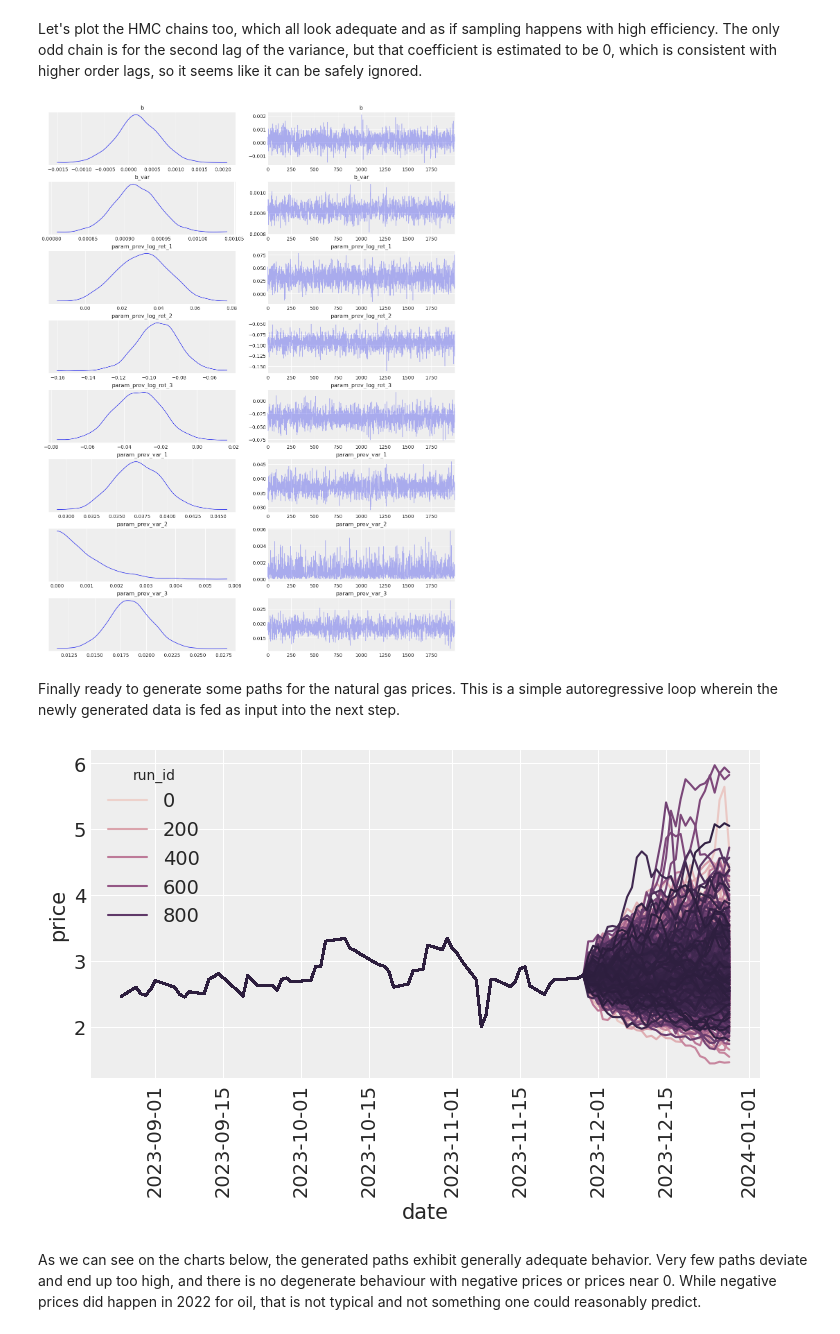
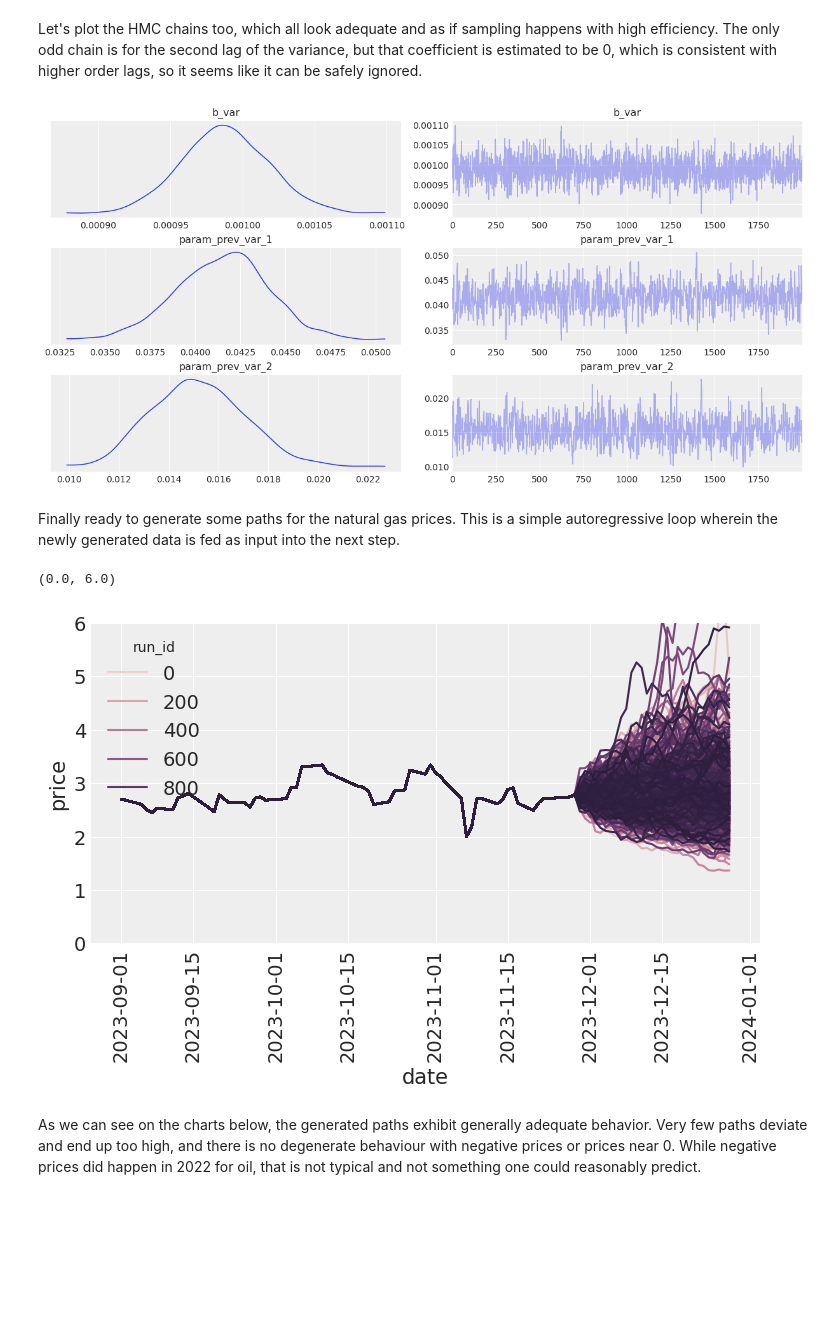
Before and after one commit to sofeikov/bayesianfin, a Jupyter notebook: nbs/01_garch_like_modelling.ipynb, the cells around one changed output. Cells and saved outputs as stored; diff of their text form; code cells hidden in the pictures; blank space fills up the shorter version.

```diff
--- a/nbs/01_garch_like_modelling.ipynb
+++ b/nbs/01_garch_like_modelling.ipynb
@@ -66,8 +67,9 @@ feature_engineer = FeatureEngineer(
     transforms=[
         LogReturn(source_field="ret", feature_name="log_ret"),
         Variance(source_field="price", feature_name="var"),
+        LogReturn(source_field="var", feature_name="log_var"),
     ],
-    n_shifts=3,
+    n_shifts=2,
 )
 df_with_features = feature_engineer.create_features(source_df)
 df_with_features.head()
@@ -138,15 +141,9 @@ past_values_train, past_values_test = (
 def garch_like_model(
     present_value: npt.NDArray, past_values: dict[str, npt.NDArray]
 ) -> None:
-    b = numpyro.sample("b", dist.Normal(0, 0.2))
-    b_var = numpyro.sample("b_var", dist.Exponential(10))  # So it is positive
+    b_var = numpyro.sample("b_var", dist.Normal(0.0, 0.3))  # So it is positive
 
     coeffs = {}
-    for col, s in feature_engineer.get_iterator("log_ret"):
-        param_name = feature_engineer.get_shift_pattern(col, s)
-        coeffs[param_name] = numpyro.sample(
-            f"param_{param_name}", dist.Normal(0.0, 0.1)
-        )
 
     for col, s in feature_engineer.get_iterator("var"):
         param_name = feature_engineer.get_shift_pattern(col, s)
@@ -156,17 +153,14 @@ def garch_like_model(
     len_observations = len(present_value) if present_value is not None else 1
 
     with numpyro.plate("data", len_observations):
-        mu = b
-        for col, s in feature_engineer.get_iterator("log_ret"):
-            param_name = feature_engineer.get_shift_pattern(col, s)
-            mu += coeffs[param_name] * past_values[param_name]
-
         mu_var = b_var
         for col, s in feature_engineer.get_iterator("var"):
             param_name = feature_engineer.get_shift_pattern(col, s)
             mu_var += coeffs[param_name] * past_values[param_name]
         # Condition on observed values if provided
-        numpyro.sample("log_ret", dist.Normal(mu, jnp.sqrt(mu_var)), obs=present_value)
+        numpyro.sample(
+            "log_ret", dist.Normal(0, jnp.sqrt(mu_var) + 0.0001), obs=present_value
+        )
 # %% [markdown]
 Here’s a visualization of the model structure to clarify the dependencies.
 # %%
@@ -255,7 +242,7 @@ Let's plot the HMC chains too, which all look adequate and as if sampling happen
 # %%
 az.plot_trace(idata);
 # %% [output]
-[figure, old version]
+[figure, new version]
 # %% [markdown]
 Finally ready to generate some paths for the natural gas prices. This is a simple autoregressive loop wherein the newly generated data is fed as input into the next step.
 # %%
@@ -302,9 +289,11 @@ for sim_id in tqdm(range(num_sims)):
 all_runs = pl.concat(all_trajectories)
 # %%
 sns.lineplot(all_runs, x="date", y="price", hue="run_id")
-plt.xticks(rotation=90);
+plt.xticks(rotation=90)
+plt.ylim([0, 6])
 # %% [output]
+(0.0, 6.0)
-[figure, old version]
+[figure, new version]
 # %% [markdown]
 As we can see on the charts below, the generated paths exhibit generally adequate behavior. Very few paths deviate and end up too high, and there is no degenerate behaviour with negative prices or prices near 0. While negative prices did happen in 2022 for oil, that is not typical and not something one could reasonably predict.
 # %% [markdown]
```
Also changed, not shown: parts of 15 cells of this notebook, 4 other files.
